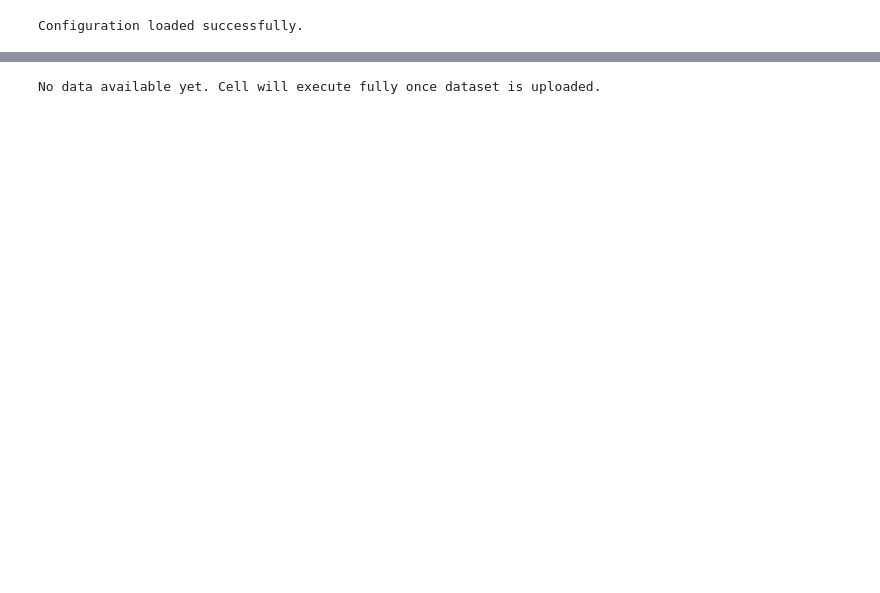
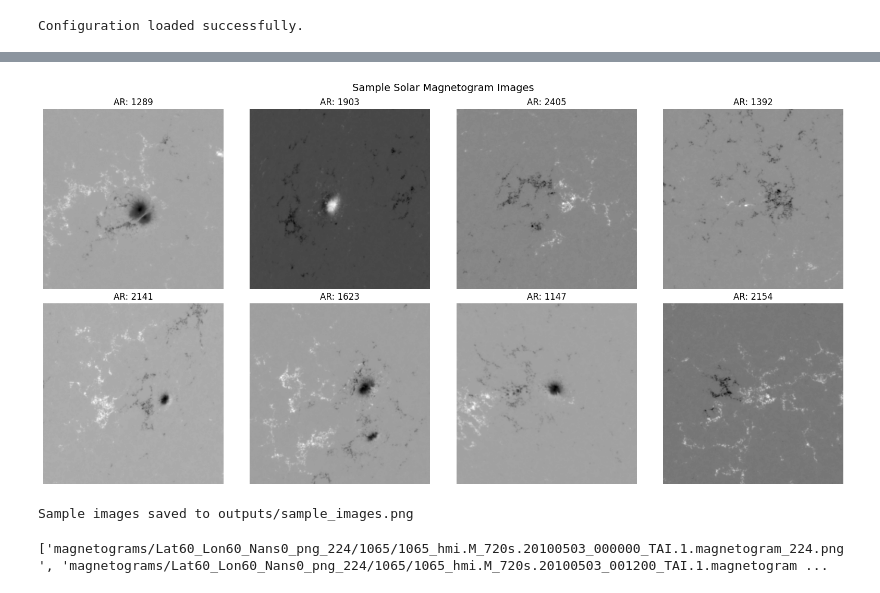
Before and after one commit to Maymona-M/solar-flare-prediction, a Jupyter notebook: notebooks/EDA.ipynb, the cells around one changed output, grey strips where cells are left out. Cells and saved outputs as stored; diff of their text form; code cells hidden in the pictures; blank space fills up the shorter version.

Commit message:
Update EDA with real dataset outputs and active region analysis

```diff
--- a/notebooks/EDA.ipynb
+++ b/notebooks/EDA.ipynb
@@ -70,0 +42,19 @@ No data available yet. Cell will execute fully once dataset is uploaded.
+# %%
+def parse_active_region(blob_name):
+    """Extract NOAA active region number from blob path.
+    Note: flare class labels require the companion metadata CSV from Zenodo.
+    Path format: magnetograms/dataset_folder/NOAA_AR_number/filename.png
+    """
+    parts = blob_name.split("/")
+    if len(parts) >= 3:
+        return parts[2]
+    return "unknown"
+
+if len(df) > 0:
+    df["active_region"] = df["blob_name"].apply(parse_active_region)
+    print("Top 10 most frequent active regions:")
+    print(df["active_region"].value_counts().head(10))
+    print(f"\nTotal images: {len(df)}")
+    print(f"Total unique active regions: {df['active_region'].nunique()}")
+else:
+    print("No data available yet. Cell will execute fully once dataset is uploaded.")
@@ -161,32 +165,37 @@ No data available yet. Cell will execute fully once dataset is uploaded.
 # %%
 def show_sample_images(container_client, df, n=8):
-    """Display a grid of sample magnetogram images with their labels."""
+    """Display a grid of sample magnetogram images."""
     if len(df) == 0:
         print("No data available yet. Cell will execute fully once dataset is uploaded.")
         return
 
     sample = df.sample(min(n, len(df)))
     fig, axes = plt.subplots(2, 4, figsize=(16, 8))
-    fig.suptitle("Sample Solar Magnetogram Images by Flare Class", fontsize=14)
+    fig.suptitle("Sample Solar Magnetogram Images", fontsize=14)
     axes = axes.flatten()
 
     for i, (_, row) in enumerate(sample.iterrows()):
         try:
             data = container_client.download_blob(row["blob_name"]).readall()
             img = Image.open(BytesIO(data)).convert("L")
             axes[i].imshow(img, cmap="gray")
-            axes[i].set_title(f"Class: {row['label']}")
+            axes[i].set_title(f"AR: {row['active_region']}")
             axes[i].axis("off")
         except Exception as e:
             axes[i].set_title("Error loading image")
             axes[i].axis("off")
 
     plt.tight_layout()
     os.makedirs("outputs", exist_ok=True)
     plt.savefig("outputs/sample_images.png", dpi=150)
     plt.show()
     print("Sample images saved to outputs/sample_images.png")
 
 show_sample_images(container_client, df)
 # %% [output]
+[figure, added]
-No data available yet. Cell will execute fully once dataset is uploaded.
+Sample images saved to outputs/sample_images.png
+# %%
+print(df["blob_name"].head(10).tolist())
+# %% [output]
+['magnetograms/Lat60_Lon60_Nans0_png_224/1065/1065_hmi.M_720s.20100503_000000_TAI.1.magnetogram_224.png', 'magnetograms/Lat60_Lon60_Nans0_png_224/1065/1065_hmi.M_720s.20100503_001200_TAI.1.magnetogram ...
```
Also changed, not shown: parts of 8 cells of this notebook.
